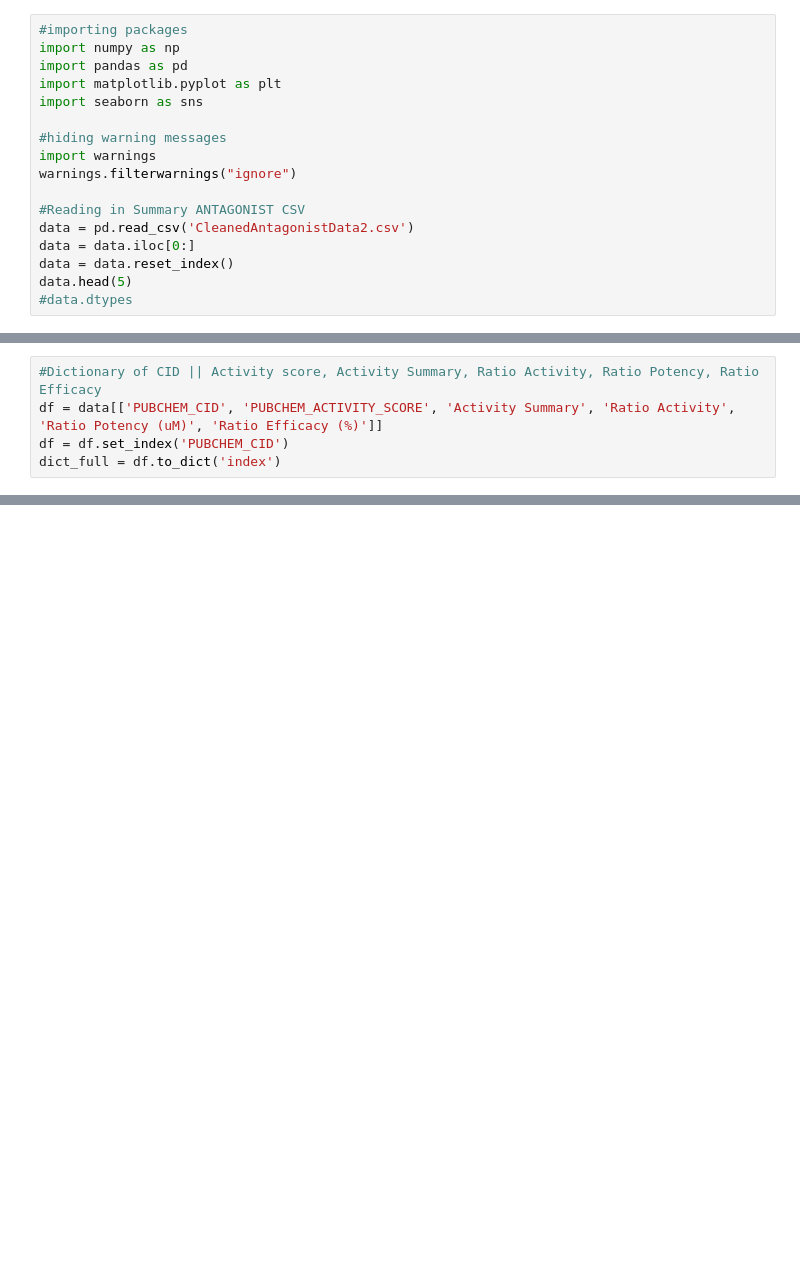
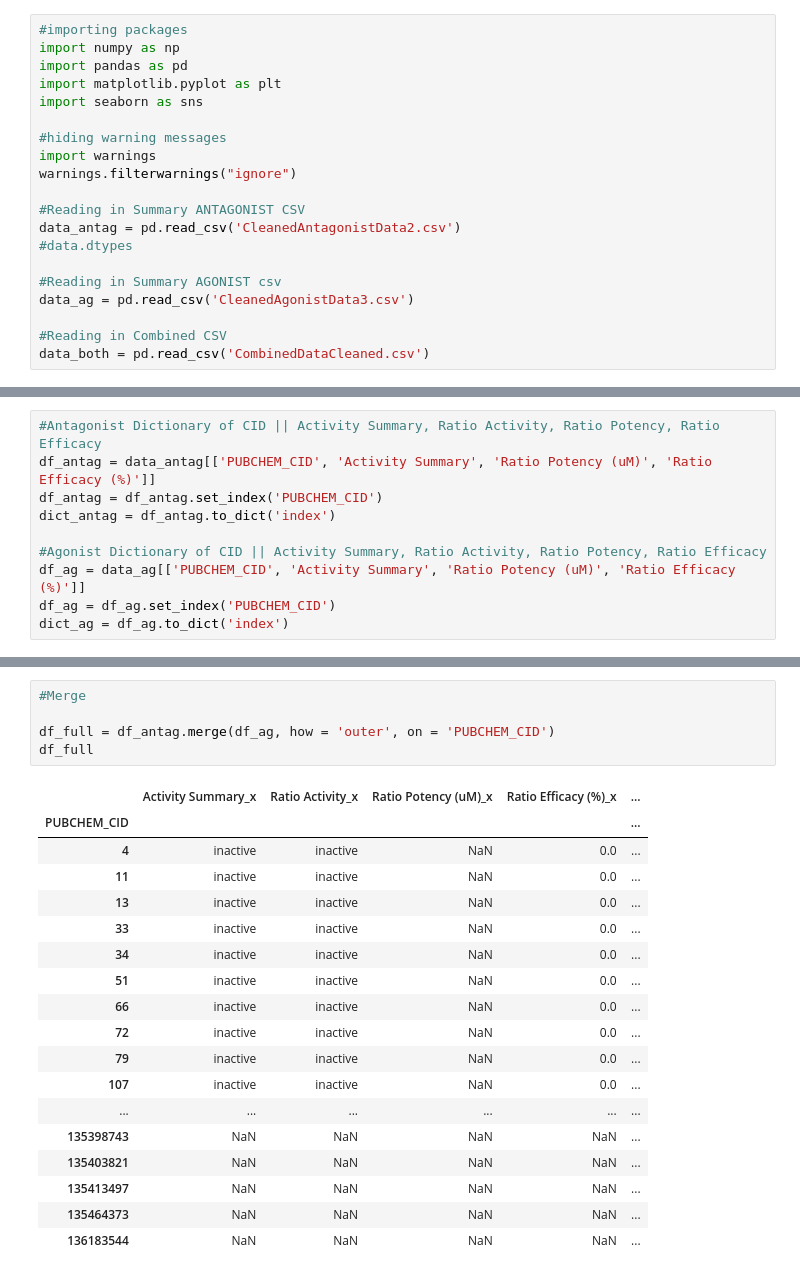
Before and after one commit to shreyasingh1/NCBI, a Jupyter notebook: Dictionaries.ipynb, the cells around one changed output, grey strips where cells are left out. Saved outputs shown, nothing was run; the diff lists cells and outputs as text; blank space fills up the shorter version.

Commit message:
Added final csv of combined data,

```diff
--- a/Dictionaries.ipynb
+++ b/Dictionaries.ipynb
@@ -10,8 +10,11 @@ import warnings
 warnings.filterwarnings("ignore")
 
 #Reading in Summary ANTAGONIST CSV
-data = pd.read_csv('CleanedAntagonistData2.csv')
-data = data.iloc[0:]
-data = data.reset_index()
-data.head(5)
+data_antag = pd.read_csv('CleanedAntagonistData2.csv')
 #data.dtypes
+
+#Reading in Summary AGONIST csv
+data_ag = pd.read_csv('CleanedAgonistData3.csv')
+
+#Reading in Combined CSV
+data_both = pd.read_csv('CombinedDataCleaned.csv')
@@ -32,5 +67,10 @@ print((data_dupsSID[0]))
 # %%
-#Dictionary of CID || Activity score, Activity Summary, Ratio Activity, Ratio Potency, Ratio Efficacy
-df = data[['PUBCHEM_CID', 'PUBCHEM_ACTIVITY_SCORE', 'Activity Summary', 'Ratio Activity', 'Ratio Potency (uM)', 'Ratio Efficacy (%)']]
-df = df.set_index('PUBCHEM_CID')
-dict_full = df.to_dict('index')
+#Antagonist Dictionary of CID || Activity Summary, Ratio Activity, Ratio Potency, Ratio Efficacy
+df_antag = data_antag[['PUBCHEM_CID', 'Activity Summary', 'Ratio Potency (uM)', 'Ratio Efficacy (%)']]
+df_antag = df_antag.set_index('PUBCHEM_CID')
+dict_antag = df_antag.to_dict('index')
+
+#Agonist Dictionary of CID || Activity Summary, Ratio Activity, Ratio Potency, Ratio Efficacy
+df_ag = data_ag[['PUBCHEM_CID', 'Activity Summary', 'Ratio Potency (uM)', 'Ratio Efficacy (%)']]
+df_ag = df_ag.set_index('PUBCHEM_CID')
+dict_ag = df_ag.to_dict('index')
@@ -36,0 +97,24 @@ dict_full = df.to_dict('index')
+# %%
+#Merge
+
+df_full = df_antag.merge(df_ag, how = 'outer', on = 'PUBCHEM_CID')
+df_full
+# %% [output]
+|  | Activity Summary_x | Ratio Activity_x | Ratio Potency (uM)_x | Ratio Efficacy (%)_x | ... |
+| PUBCHEM_CID |  |  |  |  | ... |
+| 4 | inactive | inactive | NaN | 0.0 | ... |
+| 11 | inactive | inactive | NaN | 0.0 | ... |
+| 13 | inactive | inactive | NaN | 0.0 | ... |
+| 33 | inactive | inactive | NaN | 0.0 | ... |
+| 34 | inactive | inactive | NaN | 0.0 | ... |
+| 51 | inactive | inactive | NaN | 0.0 | ... |
+| 66 | inactive | inactive | NaN | 0.0 | ... |
+| 72 | inactive | inactive | NaN | 0.0 | ... |
+| 79 | inactive | inactive | NaN | 0.0 | ... |
+| 107 | inactive | inactive | NaN | 0.0 | ... |
+| ... | ... | ... | ... | ... | ... |
+| 135398743 | NaN | NaN | NaN | NaN | ... |
+| 135403821 | NaN | NaN | NaN | NaN | ... |
+| 135413497 | NaN | NaN | NaN | NaN | ... |
+| 135464373 | NaN | NaN | NaN | NaN | ... |
+| 136183544 | NaN | NaN | NaN | NaN | ... |
```
Also changed, not shown: parts of 9 cells of this notebook, 3 other files.
